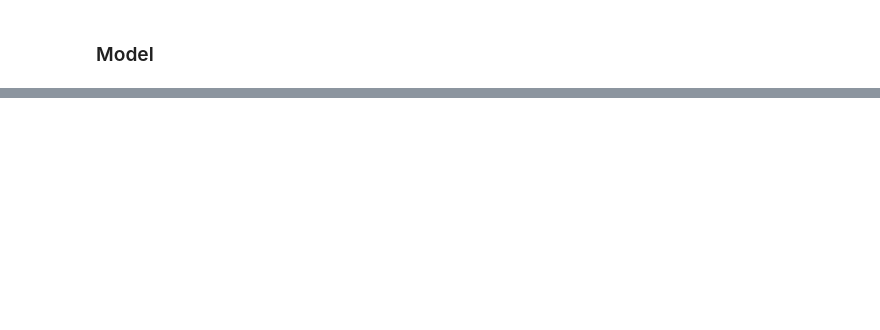
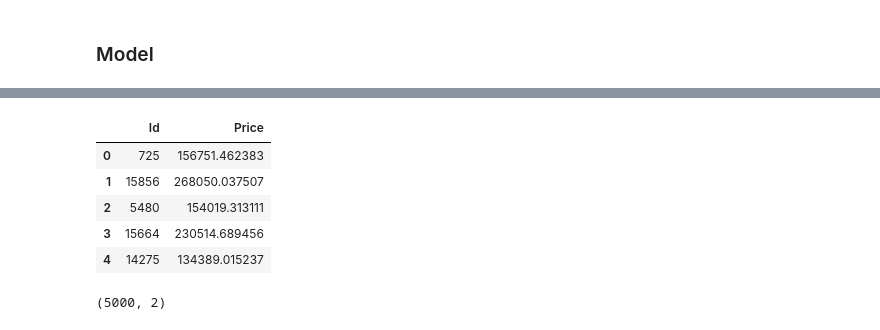
Before and after one commit to MoriMorou/GB_Python, a Jupyter notebook: Data_Science/Project/project.ipynb, the cells around one changed output, grey strips where cells are left out. Saved outputs shown, nothing was run; the diff lists cells and outputs as text; code cells hidden in the pictures; blank space fills up the shorter version.

```diff
--- a/Data_Science/Project/project.ipynb
+++ b/Data_Science/Project/project.ipynb
@@ -783,0 +896,15 @@ valid = join_stats1(valid, stats1, train, mode='test')
+# %%
+result = pd.read_csv('ASatyukova_predictions_v1.csv')
+# %%
+result.head()
+# %% [output]
+|  | Id | Price |
+| 0 | 725 | 156751.462383 |
+| 1 | 15856 | 268050.037507 |
+| 2 | 5480 | 154019.313111 |
+| 3 | 15664 | 230514.689456 |
+| 4 | 14275 | 134389.015237 |
+# %%
+result.shape
+# %% [output]
+(5000, 2)
```
Also changed, not shown: parts of 48 cells of this notebook, 4 other files.
